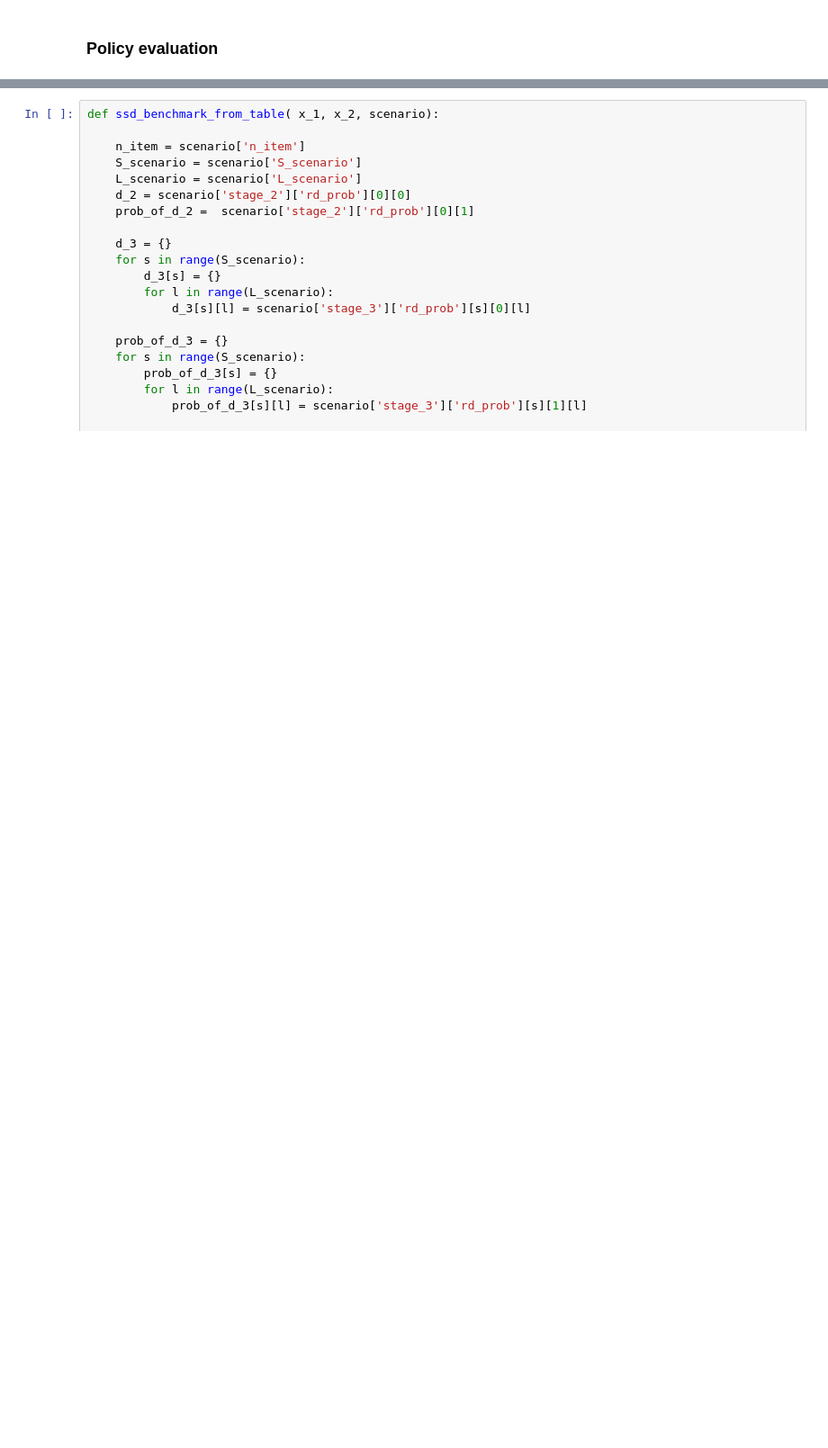
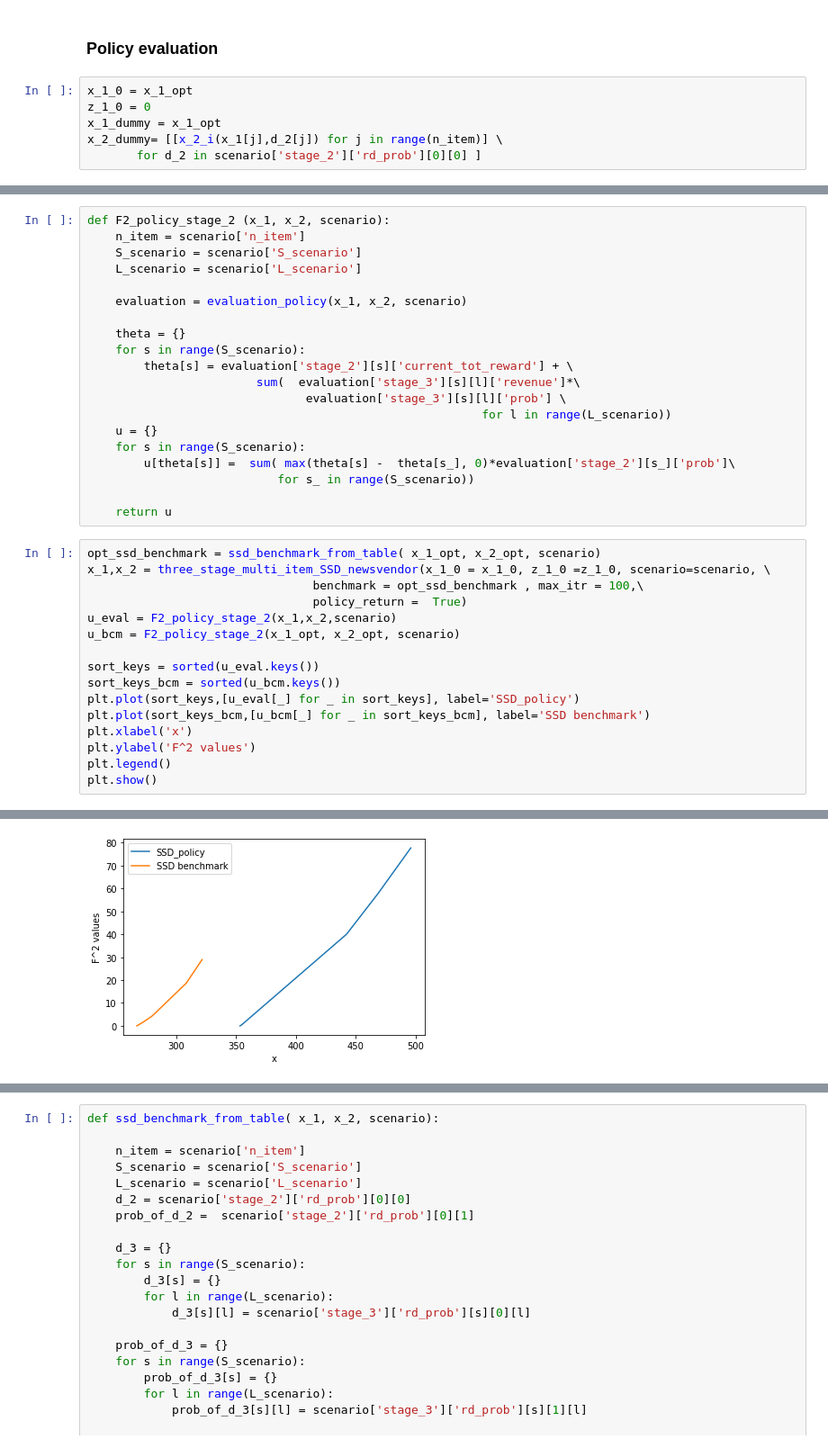
Before and after one commit to songyesog2000/three_stage_stoachstic_programming_w_SSD, a Jupyter notebook: three_stage_multi_item_newsvendor.ipynb, the cells around one changed output, grey strips where cells are left out. Shown at 90% size. Saved outputs shown, nothing was run; the diff lists cells and outputs as text; blank space fills up the shorter version.

```diff
--- a/three_stage_multi_item_newsvendor.ipynb
+++ b/three_stage_multi_item_newsvendor.ipynb
@@ -770,5 +802,11 @@ None
 # %% [markdown]
 ### Policy evaluation
+# %%
+x_1_0 = x_1_opt
+z_1_0 = 0
+x_1_dummy = x_1_opt
+x_2_dummy= [[x_2_i(x_1[j],d_2[j]) for j in range(n_item)] \
+       for d_2 in scenario['stage_2']['rd_prob'][0][0] ]
 # %%
 def evaluation_policy(x_1, x_2, scenario):
     n_item = scenario['n_item']
@@ -816,0 +901,37 @@ def evaluation_policy(x_1, x_2, scenario):
+# %%
+def F2_policy_stage_2 (x_1, x_2, scenario):
+    n_item = scenario['n_item']
+    S_scenario = scenario['S_scenario']
+    L_scenario = scenario['L_scenario']
+
+    evaluation = evaluation_policy(x_1, x_2, scenario)
+
+    theta = {}
+    for s in range(S_scenario):
+        theta[s] = evaluation['stage_2'][s]['current_tot_reward'] + \
+                        sum(  evaluation['stage_3'][s][l]['revenue']*\
+                               evaluation['stage_3'][s][l]['prob'] \
+                                                        for l in range(L_scenario))
+    u = {}
+    for s in range(S_scenario):
+        u[theta[s]] =  sum( max(theta[s] -  theta[s_], 0)*evaluation['stage_2'][s_]['prob']\
+                           for s_ in range(S_scenario))
+
+    return u
+# %%
+opt_ssd_benchmark = ssd_benchmark_from_table( x_1_opt, x_2_opt, scenario)
+x_1,x_2 = three_stage_multi_item_SSD_newsvendor(x_1_0 = x_1_0, z_1_0 =z_1_0, scenario=scenario, \
+                                benchmark = opt_ssd_benchmark , max_itr = 100,\
+                                policy_return =  True)
+u_eval = F2_policy_stage_2(x_1,x_2,scenario)
+u_bcm = F2_policy_stage_2(x_1_opt, x_2_opt, scenario)
+
+sort_keys = sorted(u_eval.keys())
+sort_keys_bcm = sorted(u_bcm.keys())
+plt.plot(sort_keys,[u_eval[_] for _ in sort_keys], label='SSD_policy')
+plt.plot(sort_keys_bcm,[u_bcm[_] for _ in sort_keys_bcm], label='SSD benchmark')
+plt.xlabel('x')
+plt.ylabel('F^2 values')
+plt.legend()
+plt.show()
+# %% [output]
@@ -816,0 +955 @@ def evaluation_policy(x_1, x_2, scenario):
+[figure, added]
```
Also changed, not shown: parts of 31 cells of this notebook, 1 other file.
